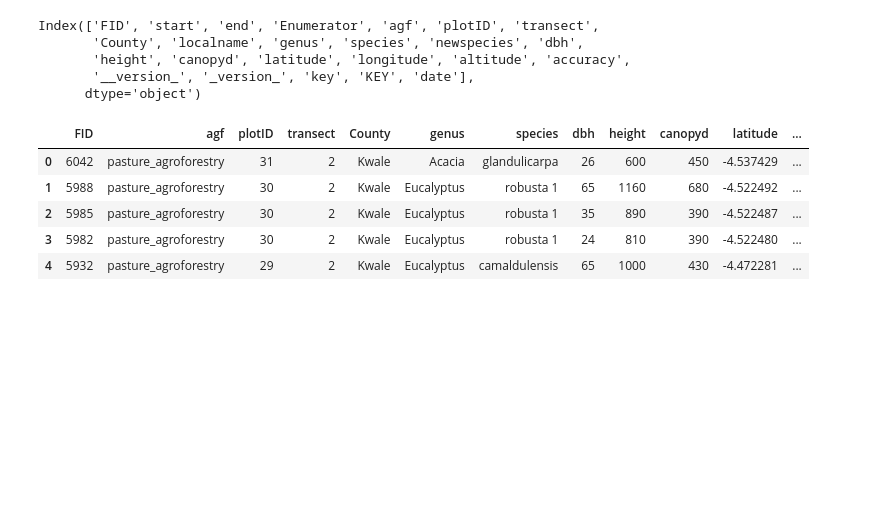
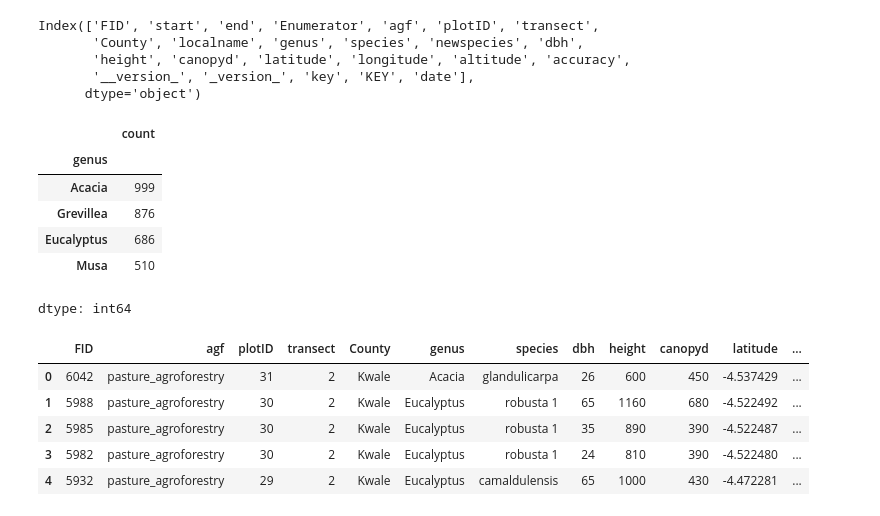
Before and after one commit to irungus/Dessertation, a Jupyter notebook: Species.ipynb, the cells around one changed output. Cells and saved outputs as stored; diff of their text form; code cells hidden in the pictures; blank space fills up the shorter version.

```diff
--- a/Species.ipynb
+++ b/Species.ipynb
@@ -88,6 +88,16 @@ Index(['FID', 'start', 'end', 'Enumerator', 'agf', 'plotID', 'transect',
        'height', 'canopyd', 'latitude', 'longitude', 'altitude', 'accuracy',
        '__version_', '_version_', 'key', 'KEY', 'date'],
       dtype='object')
+# %%
+df['genus'].value_counts()
+# %% [output]
+|  | count |
+| genus |  |
+| Acacia | 999 |
+| Grevillea | 876 |
+| Eucalyptus | 686 |
+| Musa | 510 |
+dtype: int64
 # %%
 # List of columns to drop
 columns_to_drop = [
```
